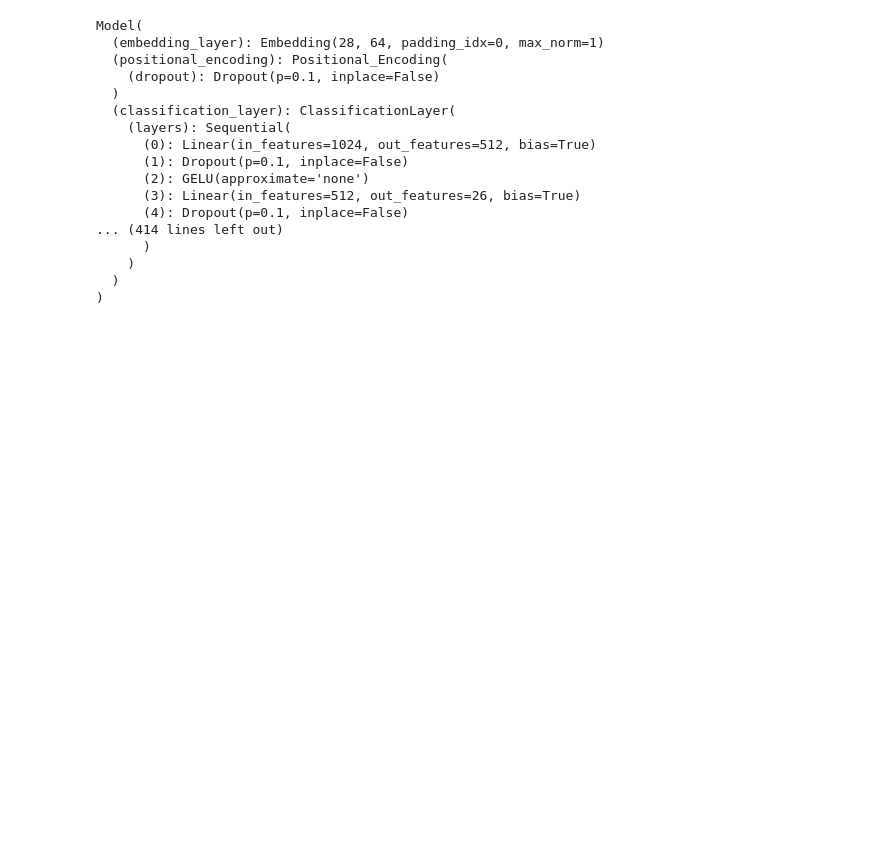
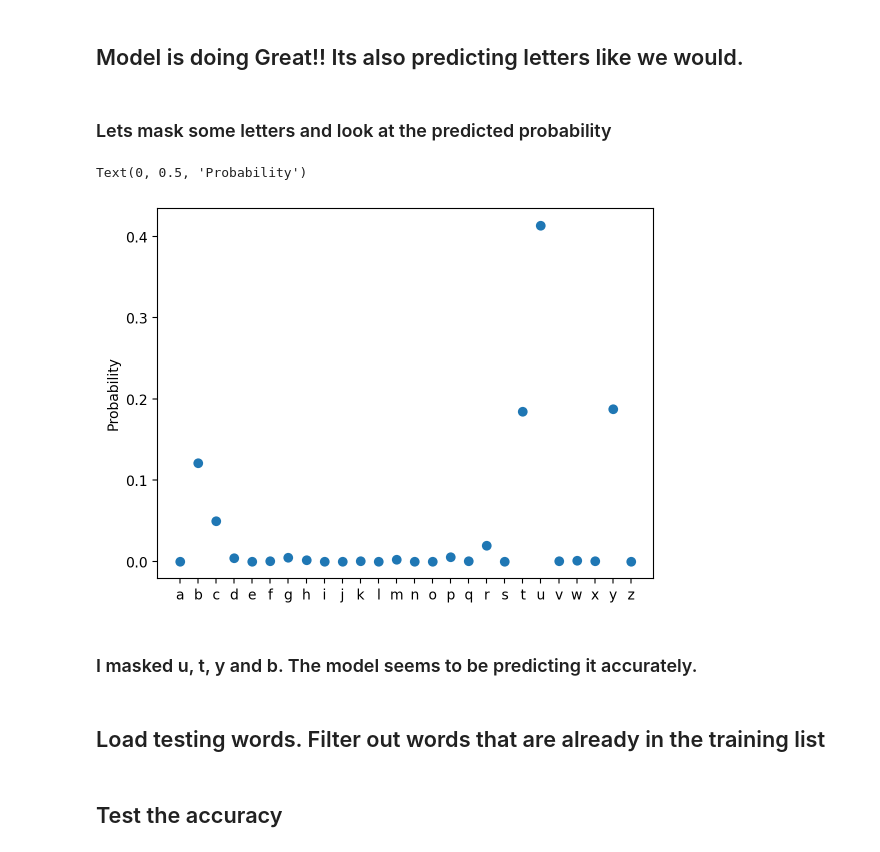
Before and after one commit to aneeshsvn/Transformer-model-to-play-Hangman, a Jupyter notebook: train.ipynb, the cells around one changed output. Drawn from its saved outputs; the diff is of its cells as text; code cells hidden in the pictures; blank space fills up the shorter version.

```diff
--- a/train.ipynb
+++ b/train.ipynb
@@ -19,6 +24,6 @@ torch.set_float32_matmul_precision('high')
 model = Model().to(device)
 num_params = sum(p.numel() for p in model.parameters() if p.requires_grad)
 train_dataloader = DataLoader(training_dataset, batch_size=2048)
-optimizer = torch.optim.Adam(model.parameters(), lr=1e-3)
+optimizer = torch.optim.Adam(model.parameters(), lr=1e-5)
 scheduler = None
 loss_func = nn.KLDivLoss(reduction='batchmean')
@@ -88,10 +72,0 @@ epoch 10 1.2659419775009155 [41.88531684875488 s]
-# %%
-def get_probs(model,word):
-    if len(word) > 16:
-        if '#' in word[:16]:
-            word = word[:16]
-        else:
-            word = word[-16:]
-    input_sequence = torch.tensor([tokenize(word,16)])
-    predictions = model(input_sequence)[0]
-    return torch.exp(predictions)
@@ -144,0 +77,18 @@ def play(model,word,verbose):
+# %%
+max_len = 22
+def get_probs(model,word):
+    if len(word) > (max_len-2):
+        if '#' in word[:max_len-2]:
+            word = word[:max_len-2]
+            input_sequence = tokenize(word,max_len)
+            input_sequence[21] = 0
+            input_sequence = torch.tensor(input_sequence)
+        else:
+            word = word[-(max_len-2):]
+            input_sequence = tokenize(word,max_len)
+            input_sequence[0] = 0
+            input_sequence = torch.tensor(input_sequence)
+    else:
+        input_sequence = torch.tensor([tokenize(word,max_len)])
+    predictions = model(input_sequence)[0]
+    return torch.exp(predictions)
@@ -145,3 +199,17 @@ def play(model,word,verbose):
+# %% [markdown]
+## Model is doing Great!! Its also predicting letters like we would.
+# %% [markdown]
+### Lets mask some letters and look at the predicted probability
+# %%
+plt.scatter([chr(ord('a')+i) for i in range(26)],get_probs(model,'#nq#es#iona#l#').detach())
+plt.ylabel('Probability')
+# %% [output]
+Text(0, 0.5, 'Probability')
+[figure, added]
+# %% [markdown]
+### I masked u, t, y and b. The model seems to be predicting it accurately.
+# %% [markdown]
+## Load testing words. Filter out words that are already in the training list
 # %%
 text_file = open(training_file,"r")
 train_words = text_file.read().splitlines()
@@ -149,22 +222,3 @@ text_file.close()
-# %%
-model = torch.load('model_500.pth', map_location='cpu')
-model.eval()
-# %% [output]
-Model(
-  (embedding_layer): Embedding(28, 64, padding_idx=0, max_norm=1)
-  (positional_encoding): Positional_Encoding(
-    (dropout): Dropout(p=0.1, inplace=False)
-  )
-  (classification_layer): ClassificationLayer(
-    (layers): Sequential(
-      (0): Linear(in_features=1024, out_features=512, bias=True)
-      (1): Dropout(p=0.1, inplace=False)
-      (2): GELU(approximate='none')
-      (3): Linear(in_features=512, out_features=26, bias=True)
-      (4): Dropout(p=0.1, inplace=False)
-... (414 lines left out)
-      )
-    )
-  )
-)
+# %% [markdown]
+## Test the accuracy
 # %%
```
Also changed, not shown: parts of 27 cells of this notebook, 4 other files.
